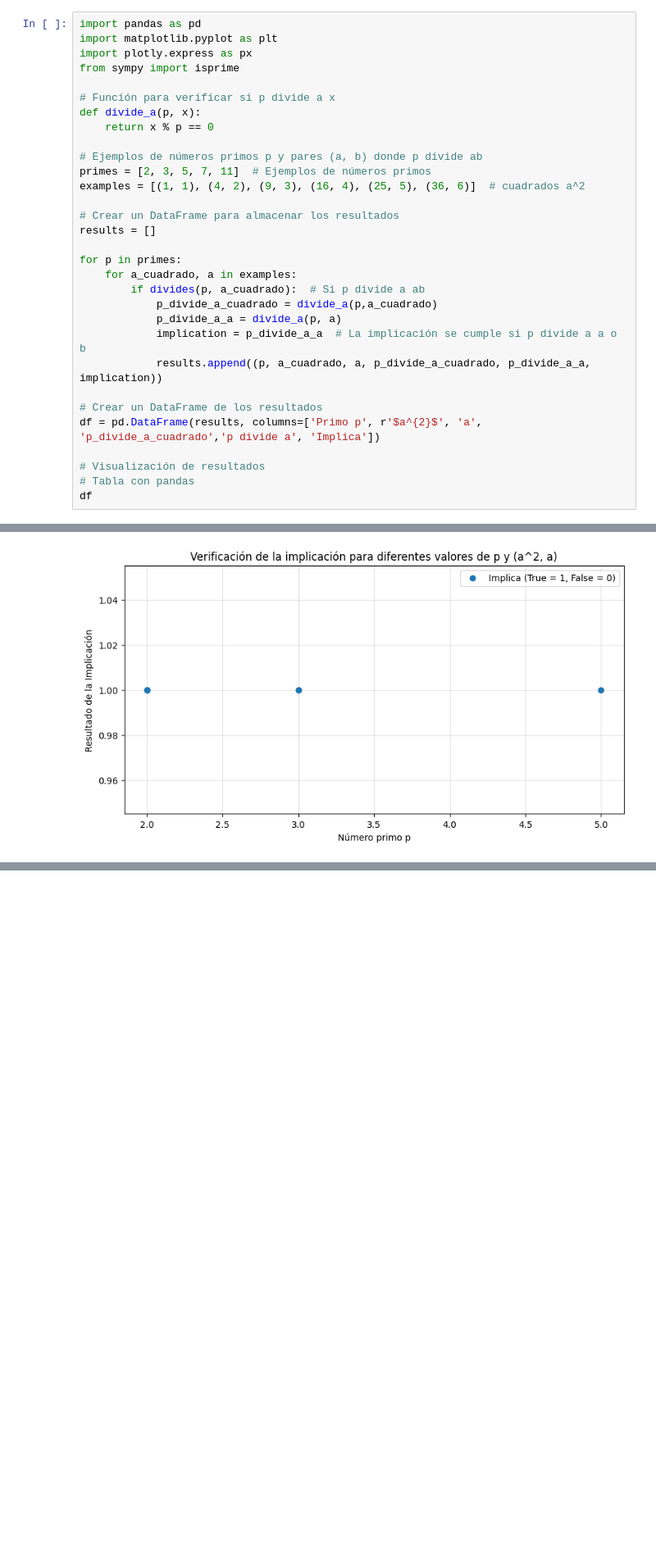
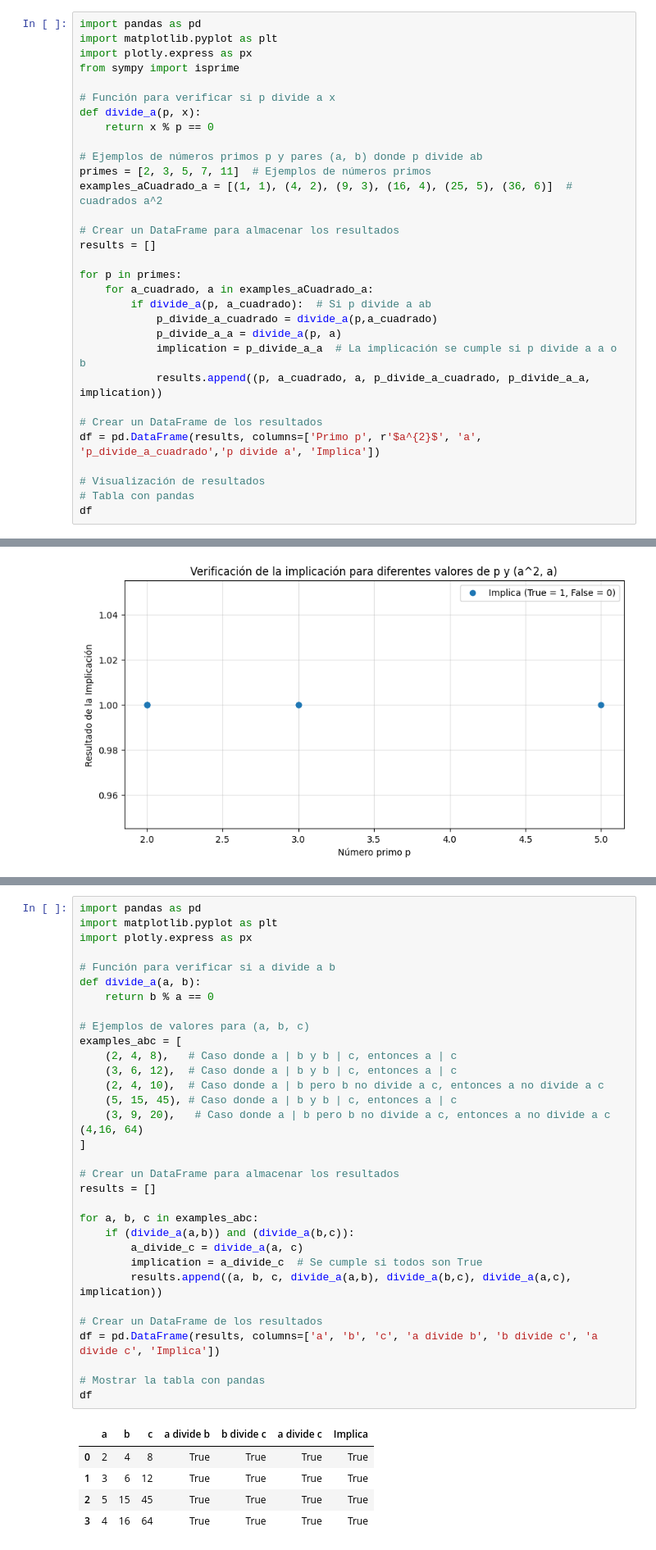
Before and after one commit to marco-canas/5_Fundamentos-de-la-aritm-tica, a Jupyter notebook: evaluacion/3_parcial_enteros/2_eval_enteros_feedback.ipynb, the cells around one changed output, grey strips where cells are left out. Shown: that part at 82% size. Cells and saved outputs as stored; diff of their text form; blank space fills up the shorter version.

```diff
--- a/evaluacion/3_parcial_enteros/2_eval_enteros_feedback.ipynb
+++ b/evaluacion/3_parcial_enteros/2_eval_enteros_feedback.ipynb
@@ -663,14 +663,14 @@ def divide_a(p, x):
 
 # Ejemplos de números primos p y pares (a, b) donde p divide ab
 primes = [2, 3, 5, 7, 11]  # Ejemplos de números primos
-examples = [(1, 1), (4, 2), (9, 3), (16, 4), (25, 5), (36, 6)]  # cuadrados a^2
+examples_aCuadrado_a = [(1, 1), (4, 2), (9, 3), (16, 4), (25, 5), (36, 6)]  # cuadrados a^2
 
 # Crear un DataFrame para almacenar los resultados
 results = []
 
 for p in primes:
-    for a_cuadrado, a in examples:
-        if divides(p, a_cuadrado):  # Si p divide a ab
+    for a_cuadrado, a in examples_aCuadrado_a:
+        if divide_a(p, a_cuadrado):  # Si p divide a ab
             p_divide_a_cuadrado = divide_a(p,a_cuadrado)
             p_divide_a_a = divide_a(p, a)
             implication = p_divide_a_a  # La implicación se cumple si p divide a a o b
@@ -712,0 +719,39 @@ fig_plotly.show()
+# %%
+import pandas as pd
+import matplotlib.pyplot as plt
+import plotly.express as px
+
+# Función para verificar si a divide a b
+def divide_a(a, b):
+    return b % a == 0
+
+# Ejemplos de valores para (a, b, c)
+examples_abc = [
+    (2, 4, 8),   # Caso donde a | b y b | c, entonces a | c
+    (3, 6, 12),  # Caso donde a | b y b | c, entonces a | c
+    (2, 4, 10),  # Caso donde a | b pero b no divide a c, entonces a no divide a c
+    (5, 15, 45), # Caso donde a | b y b | c, entonces a | c
+    (3, 9, 20),   # Caso donde a | b pero b no divide a c, entonces a no divide a c
+(4,16, 64)
+]
+
+# Crear un DataFrame para almacenar los resultados
+results = []
+
+for a, b, c in examples_abc:
+    if (divide_a(a,b)) and (divide_a(b,c)):
+        a_divide_c = divide_a(a, c)
+        implication = a_divide_c  # Se cumple si todos son True
+        results.append((a, b, c, divide_a(a,b), divide_a(b,c), divide_a(a,c), implication))
+
+# Crear un DataFrame de los resultados
+df = pd.DataFrame(results, columns=['a', 'b', 'c', 'a divide b', 'b divide c', 'a divide c', 'Implica'])
+
+# Mostrar la tabla con pandas
+df
+# %% [output]
+|  | a | b | c | a divide b | b divide c | a divide c | Implica |
+| 0 | 2 | 4 | 8 | True | True | True | True |
+| 1 | 3 | 6 | 12 | True | True | True | True |
+| 2 | 5 | 15 | 45 | True | True | True | True |
+| 3 | 4 | 16 | 64 | True | True | True | True |
```
Also changed, not shown: parts of 14 cells of this notebook.
